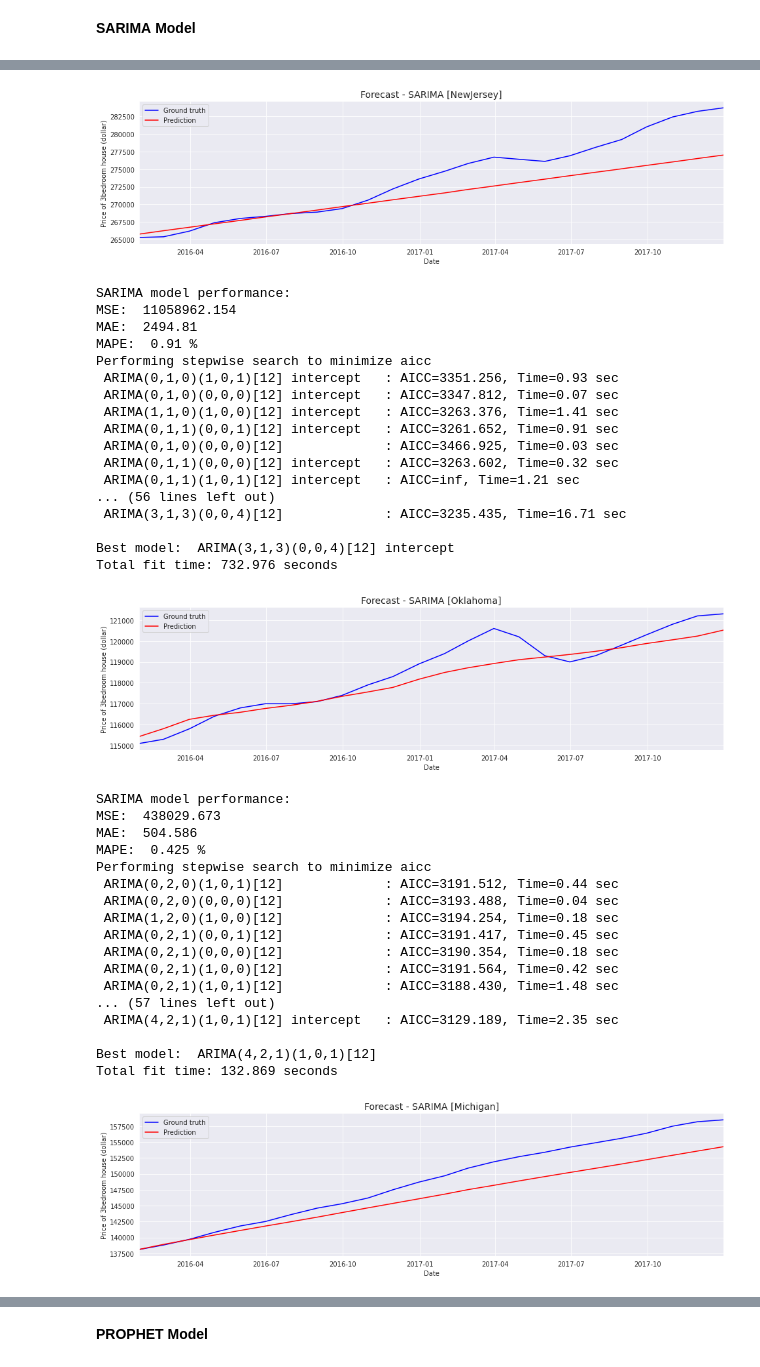
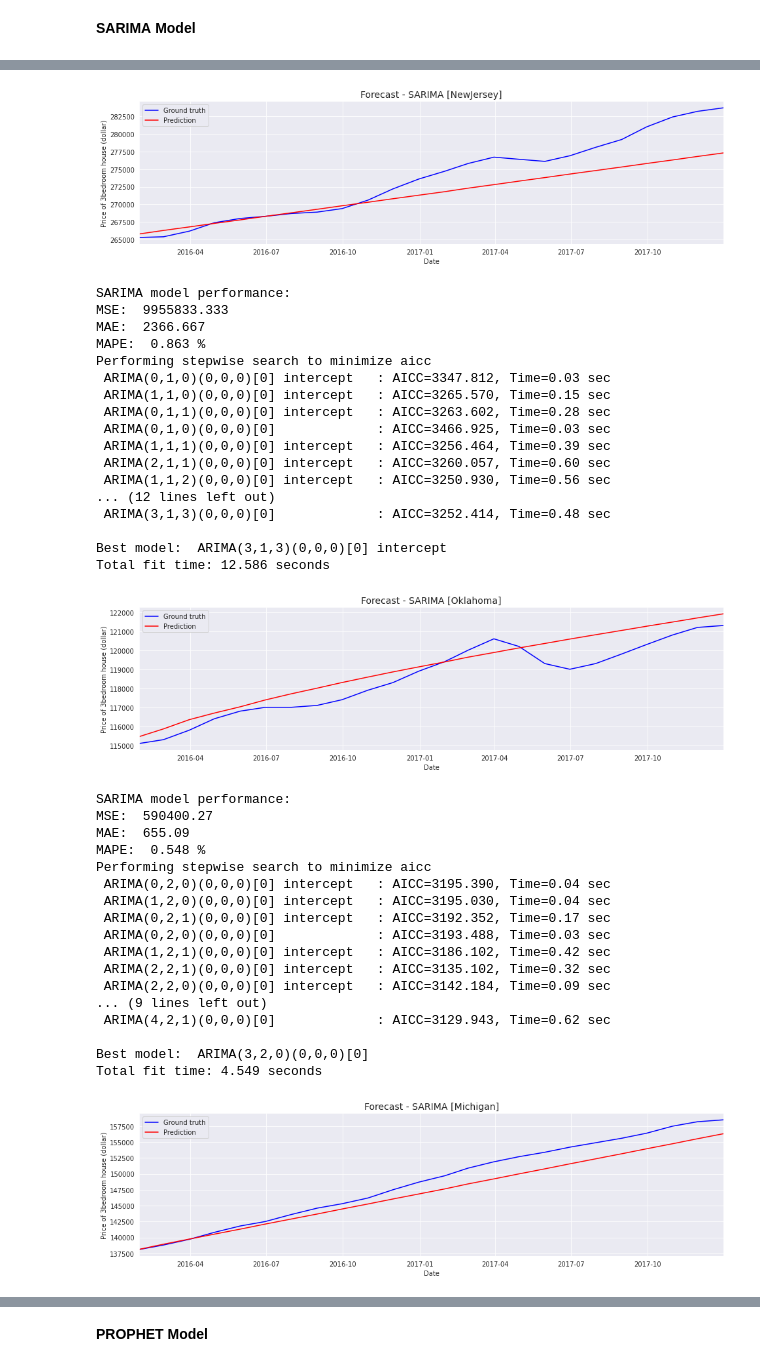
Before and after one commit to MaliheDahmardeh/state-house-price-analysis-SM, a Jupyter notebook: state-house-price-analysis.ipynb, the cells around one changed output, grey strips where cells are left out. Cells and saved outputs as stored; diff of their text form; code cells hidden in the pictures.

```diff
--- a/state-house-price-analysis.ipynb
+++ b/state-house-price-analysis.ipynb
@@ -1799,13 +1799,12 @@ for state in house3b_price_han:
     test = house3b_price_states[state][-24:]
 
     #model training and prediction
-    #model_ARIMA = ARIMA(train, order=(float(2,1,3)).fit()
 
     sarima_model =  auto_arima(train, start_p=0, start_q=0,
                           max_p=7, max_d=2, max_q=7, # maximum p d q
-                          seasonal=True,  # Seasonality
-                          m=12,              # Seasonality type (Yearly)
-                          max_P=7, max_D=2, max_Q=7, # maximum P D Q
+                          seasonal=False,  # Seasonality
+                          #m=12,              # Seasonality type (Yearly)
+                          #max_P=7, max_D=2, max_Q=7, # maximum P D Q
                           error_action='warn',trace = True,
                           supress_warnings=True,stepwise = True,
                           random_state=42,information_criterion='aicc',
@@ -1893,38 +1882,38 @@ Total fit time: 7.176 seconds
 [figure]
 SARIMA model performance:
-MSE:  11058962.154
-MAE:  2494.81
-MAPE:  0.91 %
+MSE:  9955833.333
+MAE:  2366.667
+MAPE:  0.863 %
 Performing stepwise search to minimize aicc
- ARIMA(0,1,0)(1,0,1)[12] intercept   : AICC=3351.256, Time=0.93 sec
- ARIMA(0,1,0)(0,0,0)[12] intercept   : AICC=3347.812, Time=0.07 sec
- ARIMA(1,1,0)(1,0,0)[12] intercept   : AICC=3263.376, Time=1.41 sec
- ARIMA(0,1,1)(0,0,1)[12] intercept   : AICC=3261.652, Time=0.91 sec
- ARIMA(0,1,0)(0,0,0)[12]             : AICC=3466.925, Time=0.03 sec
- ARIMA(0,1,1)(0,0,0)[12] intercept   : AICC=3263.602, Time=0.32 sec
- ARIMA(0,1,1)(1,0,1)[12] intercept   : AICC=inf, Time=1.21 sec
-... (56 lines left out)
- ARIMA(3,1,3)(0,0,4)[12]             : AICC=3235.435, Time=16.71 sec
+ ARIMA(0,1,0)(0,0,0)[0] intercept   : AICC=3347.812, Time=0.03 sec
+ ARIMA(1,1,0)(0,0,0)[0] intercept   : AICC=3265.570, Time=0.15 sec
+ ARIMA(0,1,1)(0,0,0)[0] intercept   : AICC=3263.602, Time=0.28 sec
+ ARIMA(0,1,0)(0,0,0)[0]             : AICC=3466.925, Time=0.03 sec
+ ARIMA(1,1,1)(0,0,0)[0] intercept   : AICC=3256.464, Time=0.39 sec
+ ARIMA(2,1,1)(0,0,0)[0] intercept   : AICC=3260.057, Time=0.60 sec
+ ARIMA(1,1,2)(0,0,0)[0] intercept   : AICC=3250.930, Time=0.56 sec
+... (12 lines left out)
+ ARIMA(3,1,3)(0,0,0)[0]             : AICC=3252.414, Time=0.48 sec
 
-Best model:  ARIMA(3,1,3)(0,0,4)[12] intercept
-Total fit time: 732.976 seconds
+Best model:  ARIMA(3,1,3)(0,0,0)[0] intercept
+Total fit time: 12.586 seconds
-[figure, old version]
+[figure, new version]
 SARIMA model performance:
-MSE:  438029.673
-MAE:  504.586
-MAPE:  0.425 %
+MSE:  590400.27
+MAE:  655.09
+MAPE:  0.548 %
 Performing stepwise search to minimize aicc
- ARIMA(0,2,0)(1,0,1)[12]             : AICC=3191.512, Time=0.44 sec
- ARIMA(0,2,0)(0,0,0)[12]             : AICC=3193.488, Time=0.04 sec
- ARIMA(1,2,0)(1,0,0)[12]             : AICC=3194.254, Time=0.18 sec
- ARIMA(0,2,1)(0,0,1)[12]             : AICC=3191.417, Time=0.45 sec
- ARIMA(0,2,1)(0,0,0)[12]             : AICC=3190.354, Time=0.18 sec
- ARIMA(0,2,1)(1,0,0)[12]             : AICC=3191.564, Time=0.42 sec
- ARIMA(0,2,1)(1,0,1)[12]             : AICC=3188.430, Time=1.48 sec
-... (57 lines left out)
- ARIMA(4,2,1)(1,0,1)[12] intercept   : AICC=3129.189, Time=2.35 sec
+ ARIMA(0,2,0)(0,0,0)[0] intercept   : AICC=3195.390, Time=0.04 sec
+ ARIMA(1,2,0)(0,0,0)[0] intercept   : AICC=3195.030, Time=0.04 sec
+ ARIMA(0,2,1)(0,0,0)[0] intercept   : AICC=3192.352, Time=0.17 sec
+ ARIMA(0,2,0)(0,0,0)[0]             : AICC=3193.488, Time=0.03 sec
+ ARIMA(1,2,1)(0,0,0)[0] intercept   : AICC=3186.102, Time=0.42 sec
+ ARIMA(2,2,1)(0,0,0)[0] intercept   : AICC=3135.102, Time=0.32 sec
+ ARIMA(2,2,0)(0,0,0)[0] intercept   : AICC=3142.184, Time=0.09 sec
+... (9 lines left out)
+ ARIMA(4,2,1)(0,0,0)[0]             : AICC=3129.943, Time=0.62 sec
 
-Best model:  ARIMA(4,2,1)(1,0,1)[12]
-Total fit time: 132.869 seconds
+Best model:  ARIMA(3,2,0)(0,0,0)[0]
+Total fit time: 4.549 seconds
-[figure, old version]
+[figure, new version]
 SARIMA model performance:
```
Also changed, not shown: parts of 2 cells of this notebook.
